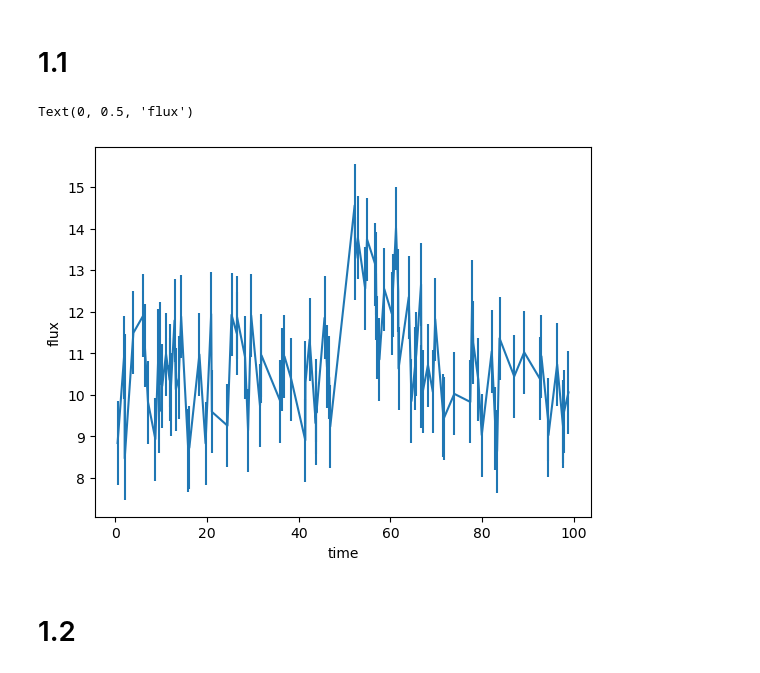
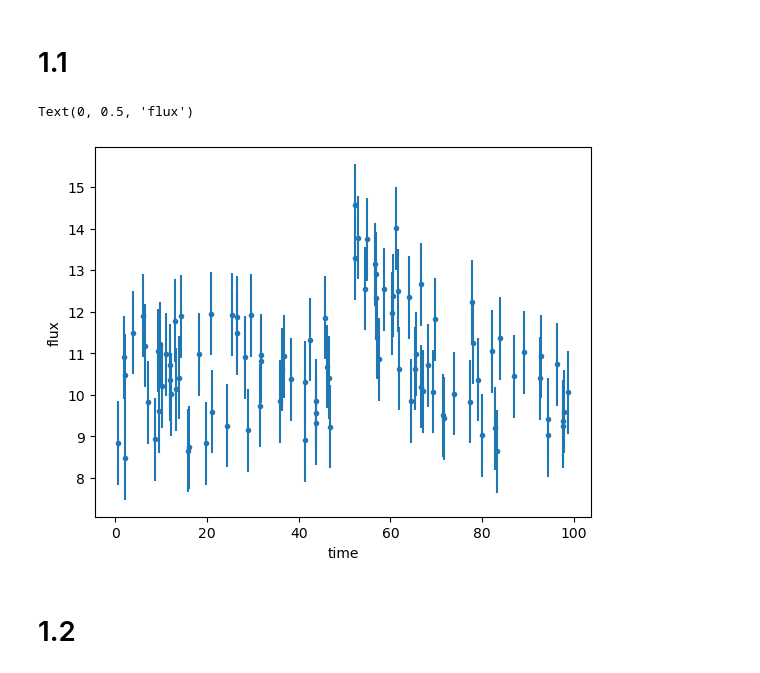
Before and after one commit to VanderbiltAstronomy/astr_8070_s24, a Jupyter notebook: coursework/student_folders/levi_schult/hws/vu_astr8070_s24_hw5_levischult.ipynb, the cells around one changed output. Drawn from its saved outputs; the diff is of its cells as text; code cells hidden in the pictures.

```diff
--- a/coursework/student_folders/levi_schult/hws/vu_astr8070_s24_hw5_levischult.ipynb
+++ b/coursework/student_folders/levi_schult/hws/vu_astr8070_s24_hw5_levischult.ipynb
@@ -54,13 +54,13 @@ import dynesty
 time, flux, ferr = np.load('../../../homeworks/hw_data/hw5_data_1.npy').T
 data1 = np.load('../../../homeworks/hw_data/hw5_data_1.npy').T
 # %%
-plt.errorbar(time, flux, ferr)
+plt.errorbar(time, flux, ferr, fmt='.')
 #plt.gca().invert_yaxis() if magnitudes
 plt.xlabel('time')
 plt.ylabel('flux')
 # %% [output]
 Text(0, 0.5, 'flux')
-[figure, old version]
+[figure, new version]
 # %% [markdown]
 # 1.2
 # %%
```
Also changed, not shown: parts of 20 cells of this notebook.
